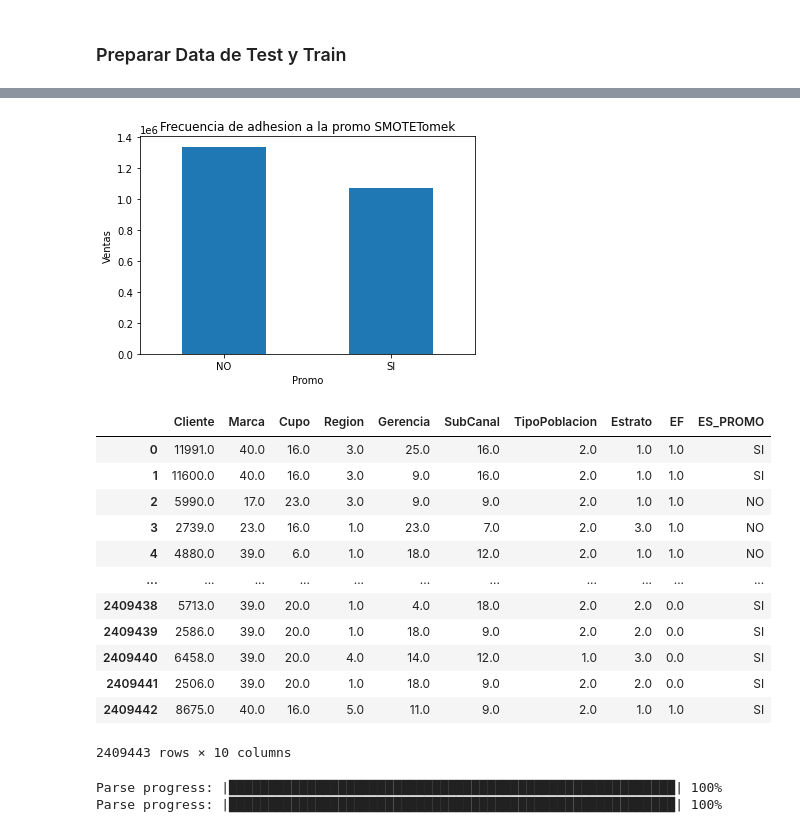
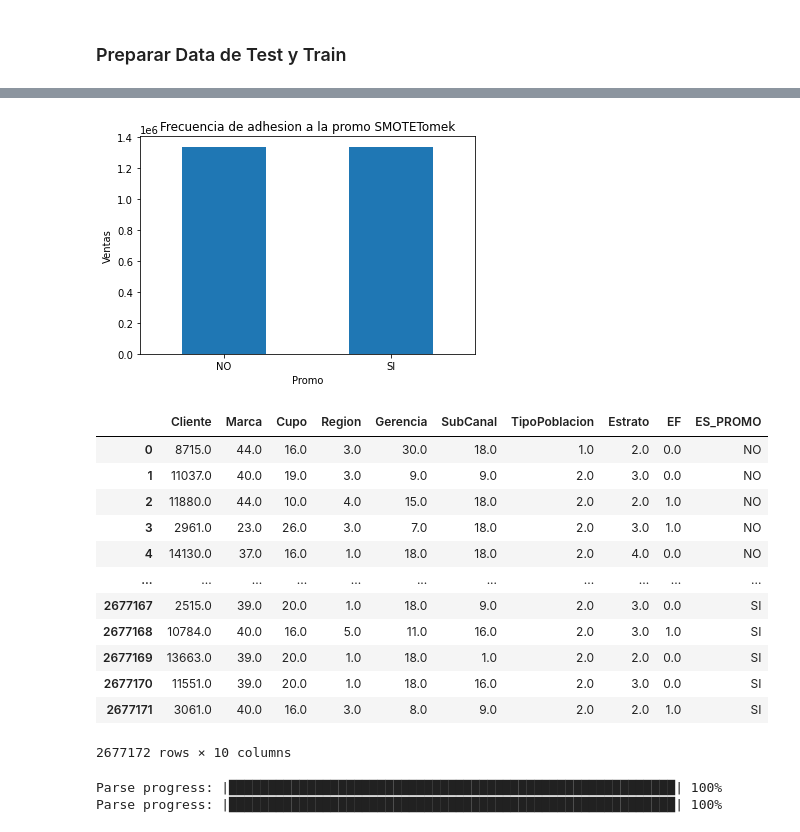
Before and after one commit to vzedano/brewingdatacup_ThunderPy_PE, a Jupyter notebook: azure-vlad-random-forest-balanced.ipynb, the cells around one changed output, grey strips where cells are left out. Drawn from its saved outputs; the diff is of its cells as text; code cells hidden in the pictures.

```diff
--- a/azure-vlad-random-forest-balanced.ipynb
+++ b/azure-vlad-random-forest-balanced.ipynb
@@ -168,36 +160,37 @@ Connecting to H2O server at http://127.0.0.1:54321 ... successful.
 | Python_version: | 3.7.9 final |
 [figure]
 # %%
-os_us = SMOTETomek(0.8)
+os_us = SMOTETomek(1)
 x_train, y_train = os_us.fit_sample(x_train_st, y_train_st)
 
 count_class = pd.value_counts(y_train, sort = True)
 count_class.plot(kind = 'bar', rot = 0)
 plt.title('Frecuencia de adhesion a la promo SMOTETomek')
 plt.xlabel('Promo')
 plt.ylabel('Ventas')
 plt.show()
 # %% [output]
-[figure, old version]
+[figure, new version]
-|  | Cliente | Marca | Cupo | Region | Gerencia | SubCanal | TipoPoblacion | Estrato | EF | ES_PROMO |
-| 0 | 11991.0 | 40.0 | 16.0 | 3.0 | 25.0 | 16.0 | 2.0 | 1.0 | 1.0 | SI |
-| 1 | 11600.0 | 40.0 | 16.0 | 3.0 | 9.0 | 16.0 | 2.0 | 1.0 | 1.0 | SI |
-| 2 | 5990.0 | 17.0 | 23.0 | 3.0 | 9.0 | 9.0 | 2.0 | 1.0 | 1.0 | NO |
-| 3 | 2739.0 | 23.0 | 16.0 | 1.0 | 23.0 | 7.0 | 2.0 | 3.0 | 1.0 | NO |
-| 4 | 4880.0 | 39.0 | 6.0 | 1.0 | 18.0 | 12.0 | 2.0 | 1.0 | 1.0 | NO |
-| ... | ... | ... | ... | ... | ... | ... | ... | ... | ... | ... |
-| 2409438 | 5713.0 | 39.0 | 20.0 | 1.0 | 4.0 | 18.0 | 2.0 | 2.0 | 0.0 | SI |
-| 2409439 | 2586.0 | 39.0 | 20.0 | 1.0 | 18.0 | 9.0 | 2.0 | 2.0 | 0.0 | SI |
-| 2409440 | 6458.0 | 39.0 | 20.0 | 4.0 | 14.0 | 12.0 | 1.0 | 3.0 | 0.0 | SI |
-| 2409441 | 2506.0 | 39.0 | 20.0 | 1.0 | 18.0 | 9.0 | 2.0 | 2.0 | 0.0 | SI |
-| 2409442 | 8675.0 | 40.0 | 16.0 | 5.0 | 11.0 | 9.0 | 2.0 | 1.0 | 1.0 | SI |
-2409443 rows × 10 columns
 # %%
 cols = final_df.columns.tolist()
 del cols[trgt_index]
 x_train_df, y_train_df = pd.DataFrame(x_train, columns = cols), pd.DataFrame(y_train, columns = ['ES_PROMO'])
 df_train = pd.concat([x_train_df, y_train_df], axis = 1)
 df_train
+# %% [output]
+|  | Cliente | Marca | Cupo | Region | Gerencia | SubCanal | TipoPoblacion | Estrato | EF | ES_PROMO |
+| 0 | 8715.0 | 44.0 | 16.0 | 3.0 | 30.0 | 18.0 | 1.0 | 2.0 | 0.0 | NO |
+| 1 | 11037.0 | 40.0 | 19.0 | 3.0 | 9.0 | 9.0 | 2.0 | 3.0 | 0.0 | NO |
+| 2 | 11880.0 | 44.0 | 10.0 | 4.0 | 15.0 | 18.0 | 2.0 | 2.0 | 1.0 | NO |
+| 3 | 2961.0 | 23.0 | 26.0 | 3.0 | 7.0 | 18.0 | 2.0 | 3.0 | 1.0 | NO |
+| 4 | 14130.0 | 37.0 | 16.0 | 1.0 | 18.0 | 18.0 | 2.0 | 4.0 | 0.0 | NO |
+| ... | ... | ... | ... | ... | ... | ... | ... | ... | ... | ... |
+| 2677167 | 2515.0 | 39.0 | 20.0 | 1.0 | 18.0 | 9.0 | 2.0 | 3.0 | 0.0 | SI |
+| 2677168 | 10784.0 | 40.0 | 16.0 | 5.0 | 11.0 | 16.0 | 2.0 | 3.0 | 1.0 | SI |
+| 2677169 | 13663.0 | 39.0 | 20.0 | 1.0 | 18.0 | 1.0 | 2.0 | 2.0 | 0.0 | SI |
+| 2677170 | 11551.0 | 39.0 | 20.0 | 1.0 | 18.0 | 16.0 | 2.0 | 3.0 | 0.0 | SI |
+| 2677171 | 3061.0 | 40.0 | 16.0 | 3.0 | 8.0 | 9.0 | 2.0 | 2.0 | 1.0 | SI |
+2677172 rows × 10 columns
 # %%
 x_test_df, y_test_df = pd.DataFrame(x_test, columns = cols), pd.DataFrame(y_test, columns = ['ES_PROMO'])
 df_test = pd.concat([x_test_df, y_test_df], axis = 1)
```
Also changed, not shown: parts of 6 cells of this notebook, 2 other files.
